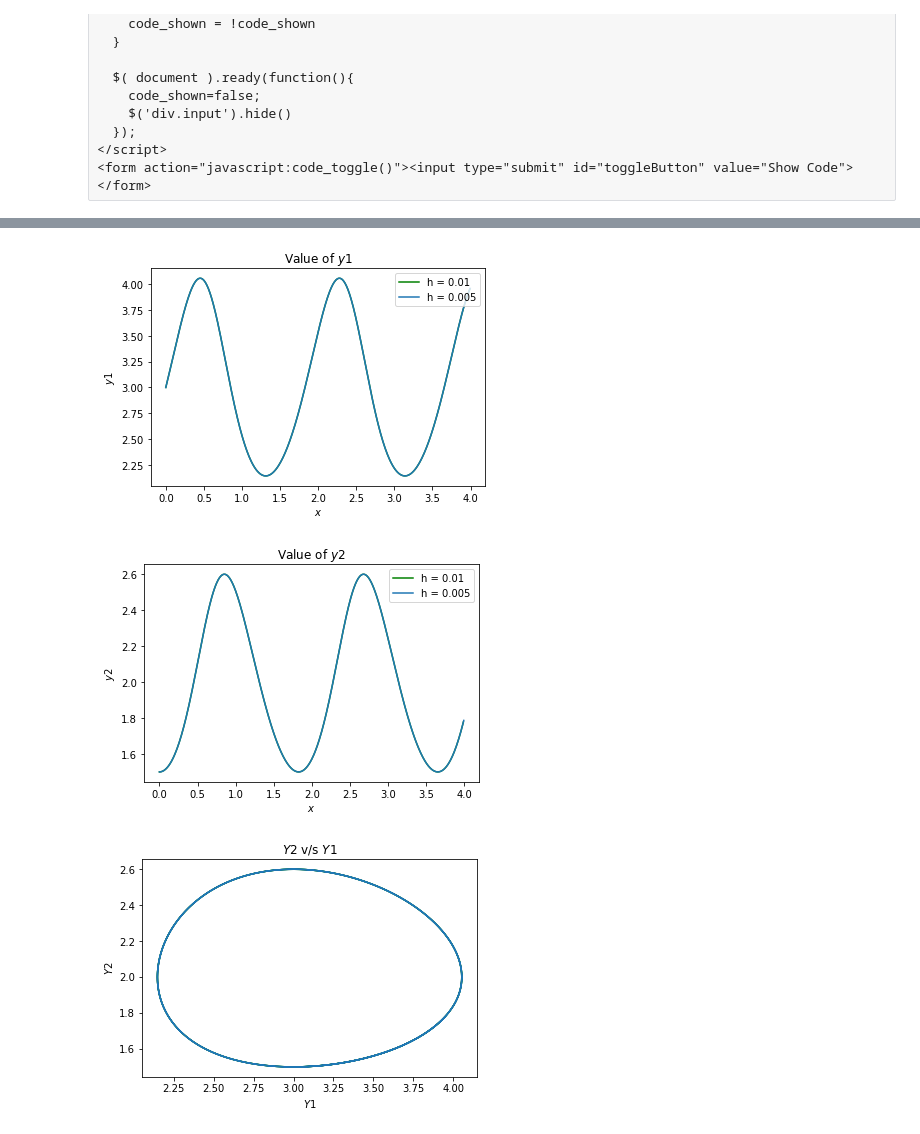
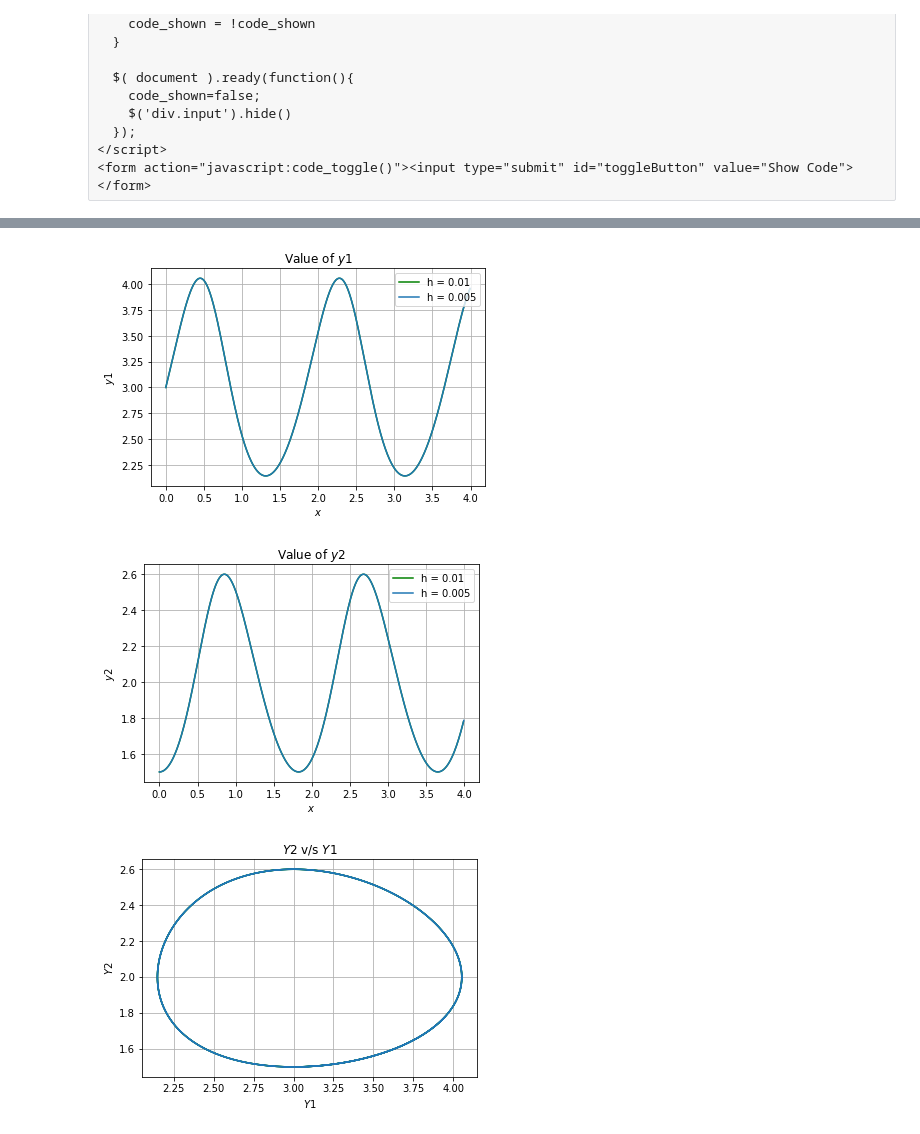
Before and after one commit to Vidhin05/Computational-and-Numerical-Methods, a Jupyter notebook: src/Set_17.ipynb, the cells around one changed output, grey strips where cells are left out. Saved outputs shown, nothing was run; the diff lists cells and outputs as text; code cells hidden in the pictures.

```diff
--- a/src/Set_17.ipynb
+++ b/src/Set_17.ipynb
@@ -225,36 +231,39 @@ for h in hrange:
     y1 = y1 + h* (v11 + 2*v21 + 2*v31 + v41)/6
     y2 = y2 + h* (v12 + 2*v22 + 2*v32 + v42)/6
 
     ans_y1.append(y1)
     ans_y2.append(y2)
   y1_values.append(ans_y1[:-1])
   y2_values.append(ans_y2[:-1])
   x_values.append(xrange)
 
 plt.plot(x_values[0],y1_values[0],label="h = 0.01", color='green')
 plt.plot(x_values[1],y1_values[1],label="h = 0.005",color='#1f77b4')
 plt.legend(loc="upper right")
 plt.xlabel('$x$')
+plt.grid(True)
 plt.ylabel('$y1$')
 plt.title('Value of $y1$')
 plt.show()
 plt.plot(x_values[0],y2_values[0],label="h = 0.01", color='green')
 plt.plot(x_values[1],y2_values[1],label="h = 0.005",color='#1f77b4')
 plt.legend(loc="upper right")
 plt.xlabel('$x$')
 plt.ylabel('$y2$')
+plt.grid(True)
 plt.title('Value of $y2$')
 plt.show()
 plt.plot(y1_values[0],y2_values[0], color='green')
 plt.plot(y1_values[1],y2_values[1],color='#1f77b4')
 plt.title('$Y2$ v/s $Y1$')
 plt.xlabel('$Y1$')
+plt.grid(True)
 plt.ylabel('$Y2$')
 plt.show()
 # %% [output]
-[figure, old version]
+[figure, new version]
-[figure, old version]
+[figure, new version]
-[figure, old version]
+[figure, new version]
 # %%
 A = 4
 B = 0.5
```
Also changed, not shown: parts of 3 cells of this notebook, 9 other files.
